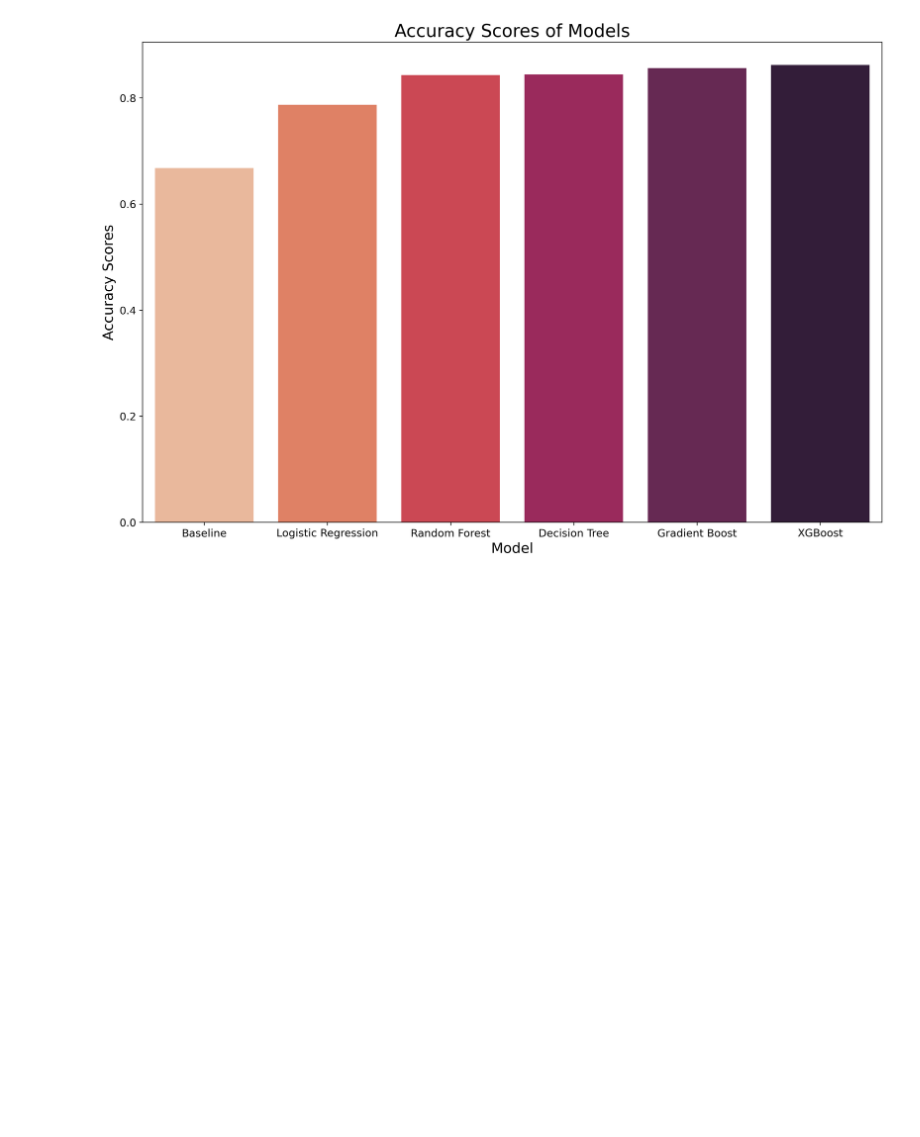
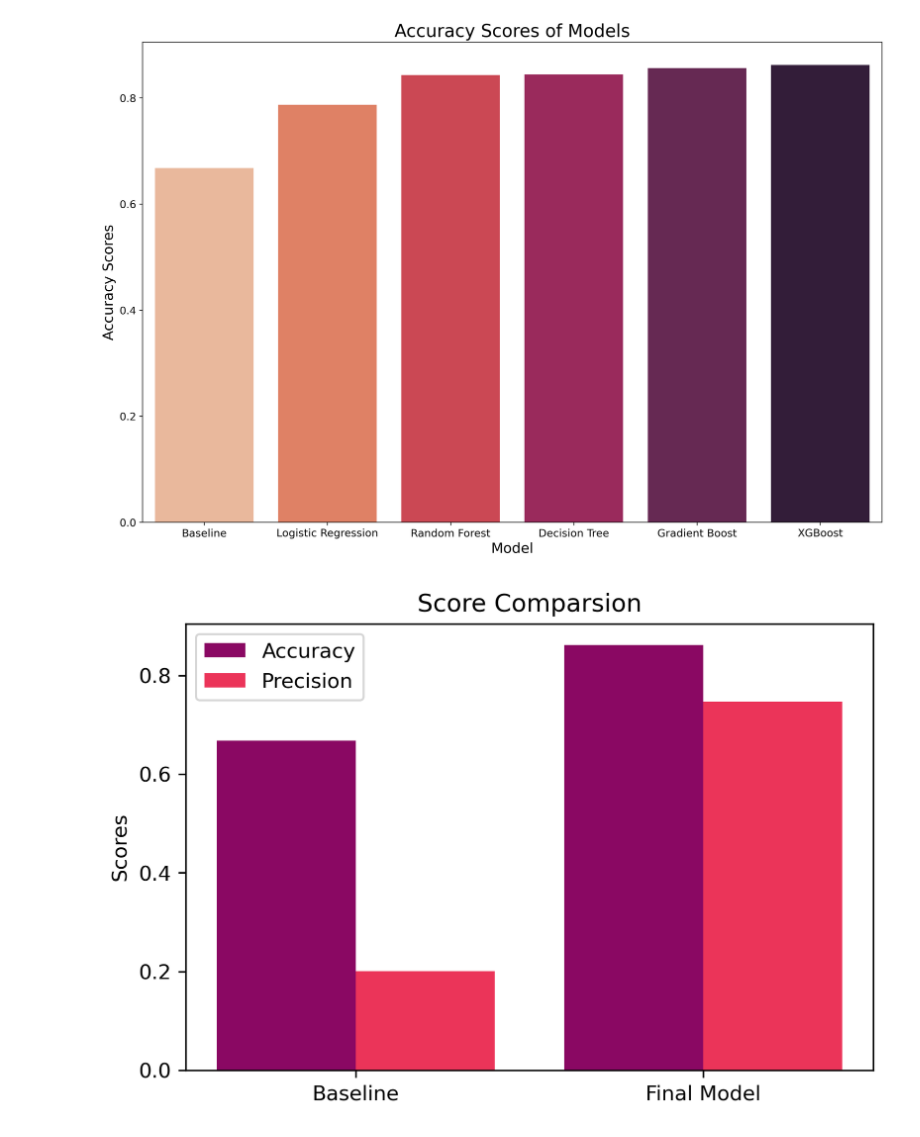
Before and after one commit to alpacanonymous/project3, a Jupyter notebook: modeling_notebook.ipynb, the cells around one changed output. Cells and saved outputs as stored; diff of their text form; code cells hidden in the pictures; blank space fills up the shorter version.

```diff
--- a/modeling_notebook.ipynb
+++ b/modeling_notebook.ipynb
@@ -557,2 +533,19 @@ plt.yticks(fontsize=12);
 # %% [output]
 [figure]
+# %%
+# Creating grouped bar chart
+x = np.arange(2)
+acc_scores = [0.668, 0.862]
+prec_scores = [0.201, 0.747]
+width = 0.4
+
+fig, ax = plt.subplots(dpi=300)
+plt.bar(x - 0.2, acc_scores, width, color='#8A0863')
+plt.bar(x + 0.2, prec_scores, width, color='#EB3459')
+plt.xticks(x, ['Baseline', 'Final Model'])
+plt.ylabel('Scores')
+plt.title('Score Comparsion')
+ax.legend(['Accuracy', 'Precision'])
+plt.savefig('images/Comparison.png');
+# %% [output]
+[figure, added]
```
Also changed, not shown: parts of 9 cells of this notebook, 4 other files.
